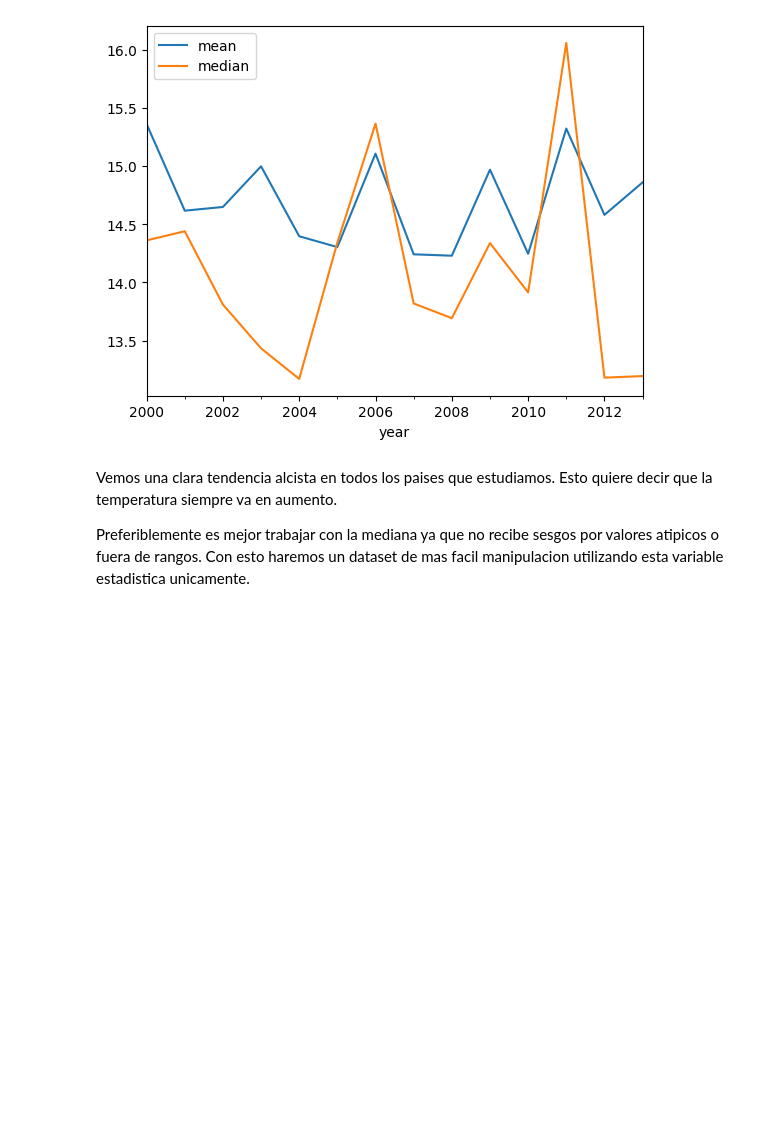
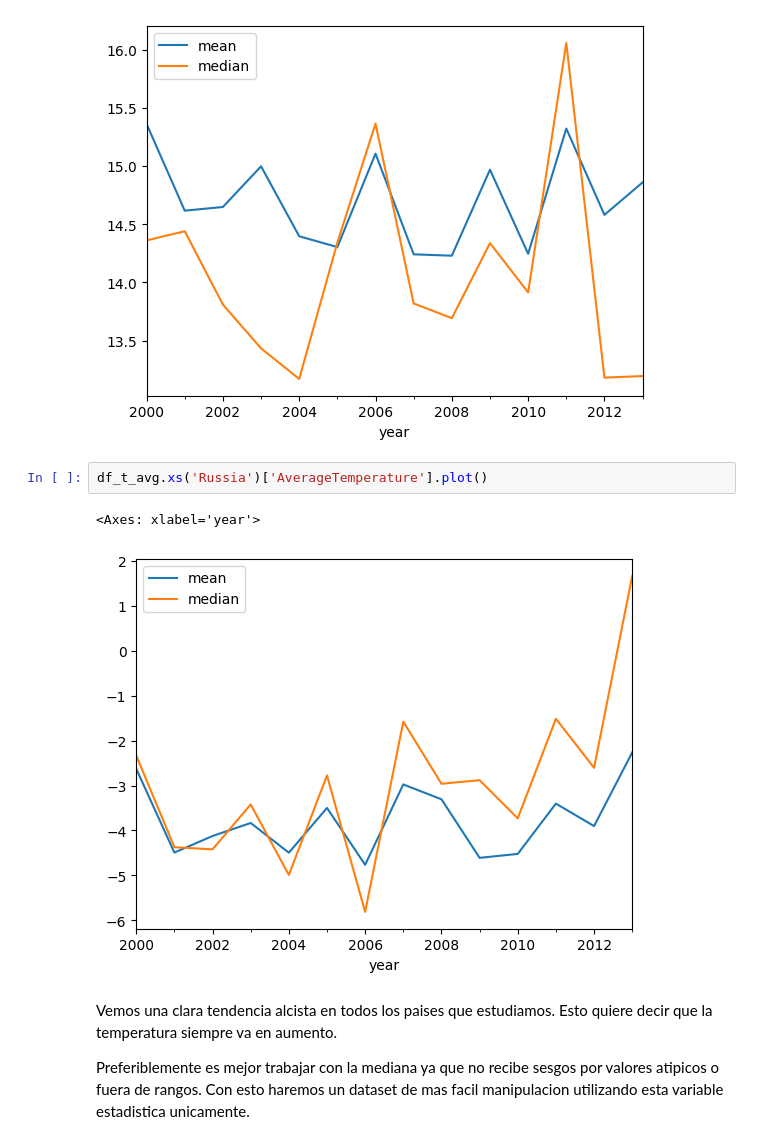
Before and after one commit to ramircar2020/BCtechCopilot, a Jupyter notebook: TP_Variación_Temp_PyE_2025_RAMIREZ_MIERS__carlos.ipynb, the cells around one changed output. Saved outputs shown, nothing was run; the diff lists cells and outputs as text; blank space fills up the shorter version.

```diff
--- a/TP_Variación_Temp_PyE_2025_RAMIREZ_MIERS__carlos.ipynb
+++ b/TP_Variación_Temp_PyE_2025_RAMIREZ_MIERS__carlos.ipynb
@@ -199,6 +187,11 @@ df_t_avg.xs('Spain')['AverageTemperature'].plot()
 # %% [output]
 <Axes: xlabel='year'>
 [figure]
+# %%
+df_t_avg.xs('Russia')['AverageTemperature'].plot()
+# %% [output]
+<Axes: xlabel='year'>
+[figure, added]
 # %% [markdown]
 Vemos una clara tendencia alcista en todos los paises que estudiamos. Esto quiere decir que la temperatura siempre va en aumento.
 
```
Also changed, not shown: parts of 8 cells of this notebook.
